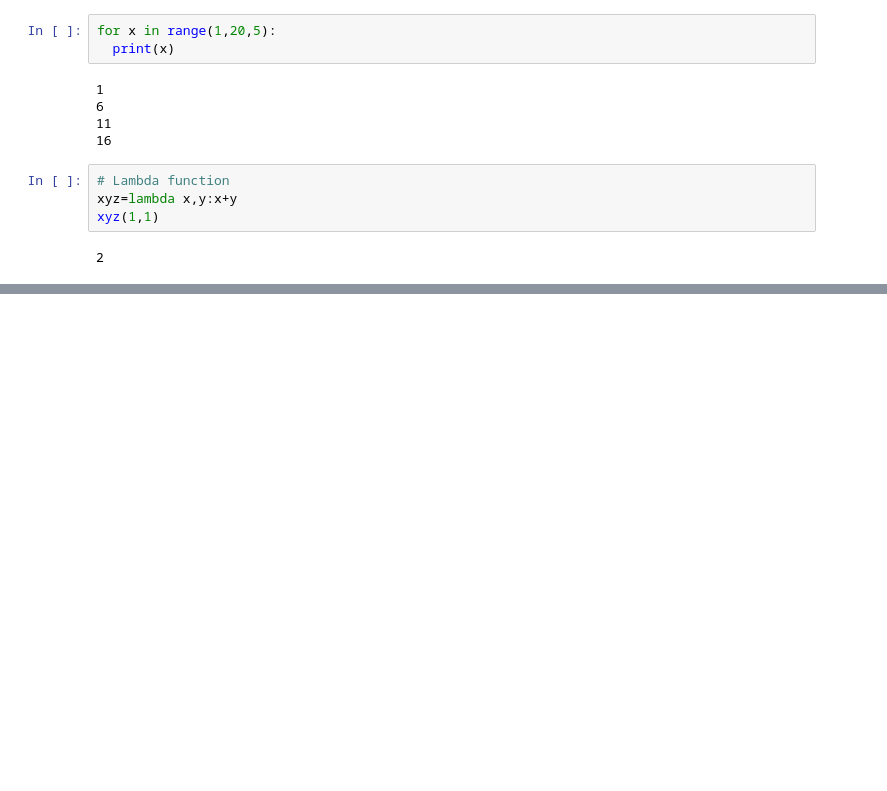
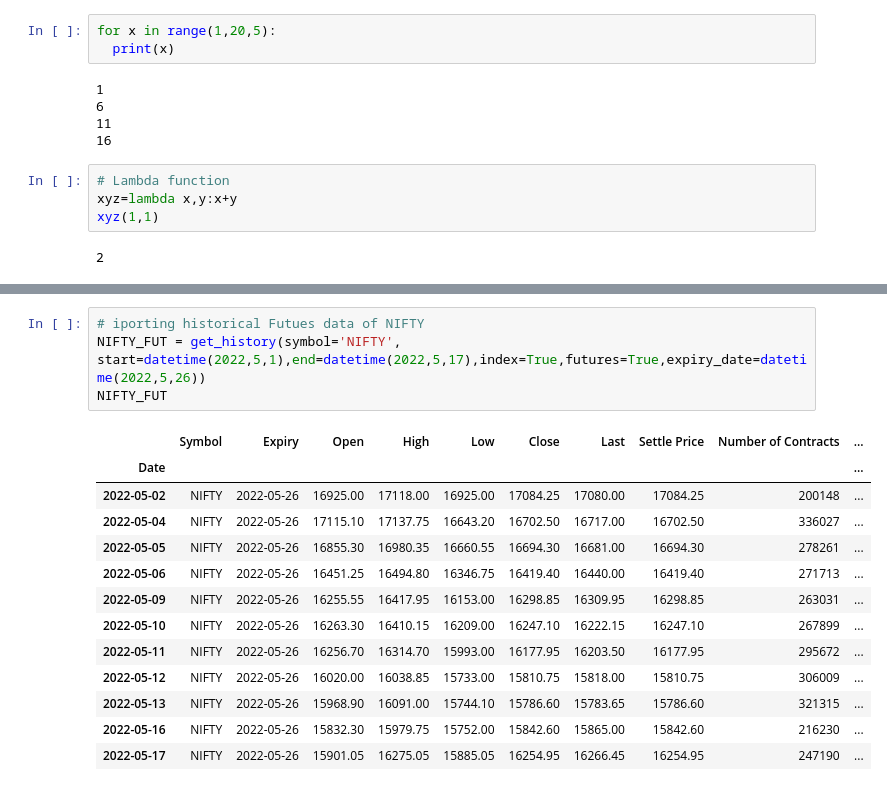
Before and after one commit to gkondayya/ACP2021, a Jupyter notebook: Python_Options_Backtest.ipynb, the cells around one changed output, grey strips where cells are left out. Cells and saved outputs as stored; diff of their text form; blank space fills up the shorter version.

```diff
--- a/Python_Options_Backtest.ipynb
+++ b/Python_Options_Backtest.ipynb
@@ -164,0 +172,18 @@ sbi
+# %%
+# iporting historical Futues data of NIFTY
+NIFTY_FUT = get_history(symbol='NIFTY', start=datetime(2022,5,1),end=datetime(2022,5,17),index=True,futures=True,expiry_date=datetime(2022,5,26))
+NIFTY_FUT
+# %% [output]
+|  | Symbol | Expiry | Open | High | Low | Close | Last | Settle Price | Number of Contracts | ... |
+| Date |  |  |  |  |  |  |  |  |  | ... |
+| 2022-05-02 | NIFTY | 2022-05-26 | 16925.00 | 17118.00 | 16925.00 | 17084.25 | 17080.00 | 17084.25 | 200148 | ... |
+| 2022-05-04 | NIFTY | 2022-05-26 | 17115.10 | 17137.75 | 16643.20 | 16702.50 | 16717.00 | 16702.50 | 336027 | ... |
+| 2022-05-05 | NIFTY | 2022-05-26 | 16855.30 | 16980.35 | 16660.55 | 16694.30 | 16681.00 | 16694.30 | 278261 | ... |
+| 2022-05-06 | NIFTY | 2022-05-26 | 16451.25 | 16494.80 | 16346.75 | 16419.40 | 16440.00 | 16419.40 | 271713 | ... |
+| 2022-05-09 | NIFTY | 2022-05-26 | 16255.55 | 16417.95 | 16153.00 | 16298.85 | 16309.95 | 16298.85 | 263031 | ... |
+| 2022-05-10 | NIFTY | 2022-05-26 | 16263.30 | 16410.15 | 16209.00 | 16247.10 | 16222.15 | 16247.10 | 267899 | ... |
+| 2022-05-11 | NIFTY | 2022-05-26 | 16256.70 | 16314.70 | 15993.00 | 16177.95 | 16203.50 | 16177.95 | 295672 | ... |
+| 2022-05-12 | NIFTY | 2022-05-26 | 16020.00 | 16038.85 | 15733.00 | 15810.75 | 15818.00 | 15810.75 | 306009 | ... |
+| 2022-05-13 | NIFTY | 2022-05-26 | 15968.90 | 16091.00 | 15744.10 | 15786.60 | 15783.65 | 15786.60 | 321315 | ... |
+| 2022-05-16 | NIFTY | 2022-05-26 | 15832.30 | 15979.75 | 15752.00 | 15842.60 | 15865.00 | 15842.60 | 216230 | ... |
+| 2022-05-17 | NIFTY | 2022-05-26 | 15901.05 | 16275.05 | 15885.05 | 16254.95 | 16266.45 | 16254.95 | 247190 | ... |
```
Also changed, not shown: parts of 10 cells of this notebook.
